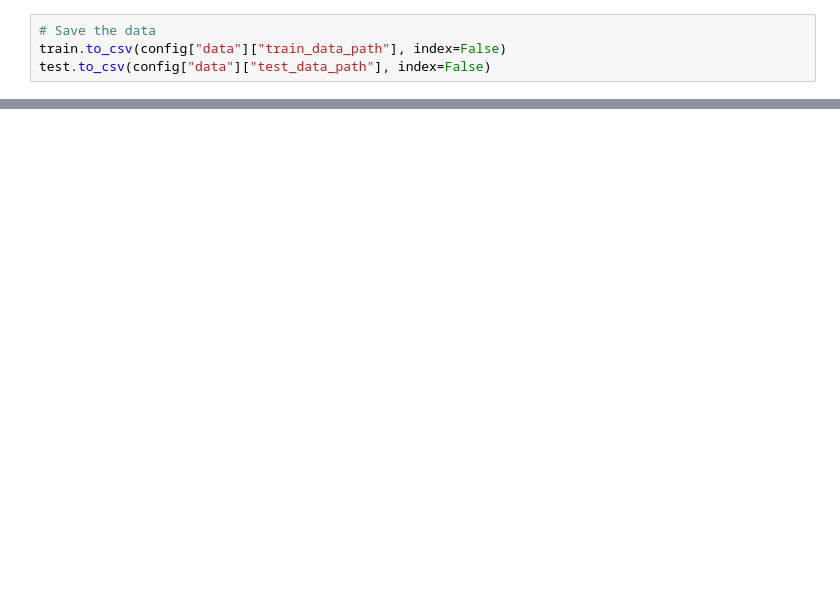
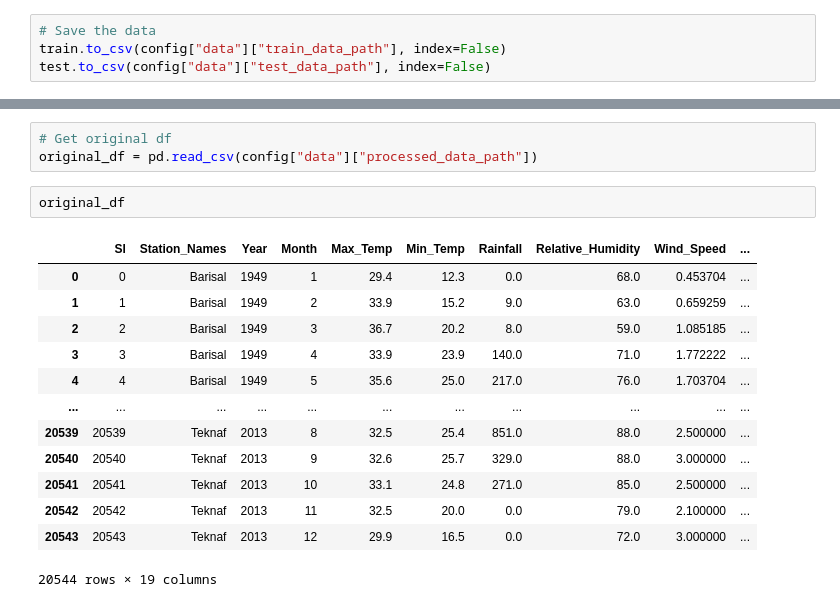
Before and after one commit to KimaniKibuthu/flood-prediction, a Jupyter notebook: notebooks/03_feature_engineering.ipynb, the cells around one changed output, grey strips where cells are left out. Drawn from its saved outputs; the diff is of its cells as text; blank space fills up the shorter version.

```diff
--- a/notebooks/03_feature_engineering.ipynb
+++ b/notebooks/03_feature_engineering.ipynb
@@ -264,0 +379,19 @@ test.to_csv(config["data"]["test_data_path"], index=False)
+# %%
+# Get original df
+original_df = pd.read_csv(config["data"]["processed_data_path"])
+# %%
+original_df
+# %% [output]
+|  | Sl | Station_Names | Year | Month | Max_Temp | Min_Temp | Rainfall | Relative_Humidity | Wind_Speed | ... |
+| 0 | 0 | Barisal | 1949 | 1 | 29.4 | 12.3 | 0.0 | 68.0 | 0.453704 | ... |
+| 1 | 1 | Barisal | 1949 | 2 | 33.9 | 15.2 | 9.0 | 63.0 | 0.659259 | ... |
+| 2 | 2 | Barisal | 1949 | 3 | 36.7 | 20.2 | 8.0 | 59.0 | 1.085185 | ... |
+| 3 | 3 | Barisal | 1949 | 4 | 33.9 | 23.9 | 140.0 | 71.0 | 1.772222 | ... |
+| 4 | 4 | Barisal | 1949 | 5 | 35.6 | 25.0 | 217.0 | 76.0 | 1.703704 | ... |
+| ... | ... | ... | ... | ... | ... | ... | ... | ... | ... | ... |
+| 20539 | 20539 | Teknaf | 2013 | 8 | 32.5 | 25.4 | 851.0 | 88.0 | 2.500000 | ... |
+| 20540 | 20540 | Teknaf | 2013 | 9 | 32.6 | 25.7 | 329.0 | 88.0 | 3.000000 | ... |
+| 20541 | 20541 | Teknaf | 2013 | 10 | 33.1 | 24.8 | 271.0 | 85.0 | 2.500000 | ... |
+| 20542 | 20542 | Teknaf | 2013 | 11 | 32.5 | 20.0 | 0.0 | 79.0 | 2.100000 | ... |
+| 20543 | 20543 | Teknaf | 2013 | 12 | 29.9 | 16.5 | 0.0 | 72.0 | 3.000000 | ... |
+20544 rows × 19 columns
```
Also changed, not shown: parts of 42 cells of this notebook, 9 other files.
